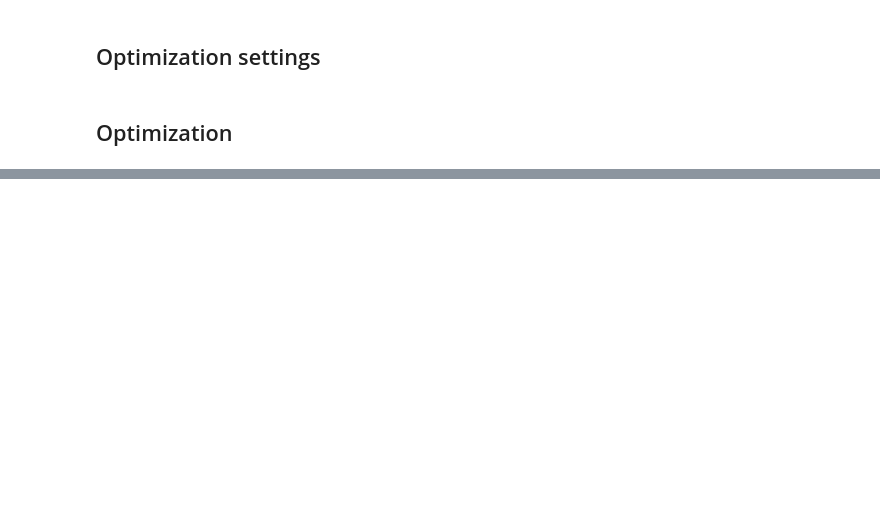
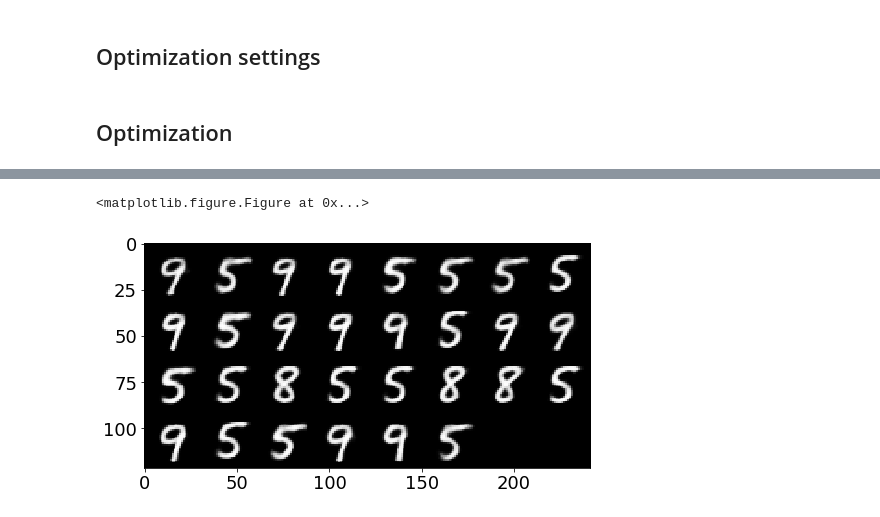
Before and after one commit to wittawatj/kernel-mod, a Jupyter notebook: ipynb/gan/mnist_opt.ipynb, the cells around one changed output, grey strips where cells are left out. Cells and saved outputs as stored; diff of their text form; code cells hidden in the pictures; blank space fills up the shorter version.

```diff
--- a/ipynb/gan/mnist_opt.ipynb
+++ b/ipynb/gan/mnist_opt.ipynb
@@ -94,6 +94,15 @@ def extractor(imgs):
     x = F.relu(F.max_pool2d(self.conv2(x), 2))
     x = x.view(-1, 320)
     return x
+
+def extractor_cls(imgs):
+    self = classifier
+    x = imgs
+    x = F.relu(F.max_pool2d(self.conv1(x), 2))
+    x = F.relu(F.max_pool2d(self.conv2_drop(self.conv2(x)), 2))
+    x = x.view(-1, 320)
+    x = F.relu(self.fc1(x))
+    return x
 # %% [markdown]
 ## Load generators
 # %% [markdown]
@@ -211,18 +214,12 @@ RuntimeError: CUDA error: out of memory
 ## Optimization settings
 # %%
 J = 30
-
-XYZ = np.vstack((X.cpu().data.numpy(), Y.cpu().data.numpy(), Z.cpu().data.numpy()))
-med = util.meddistance(XYZ, subsample=1000)
-gwidth0 = med
-Zp0 = torch.rand([J, 100]) - 0.5
-Zq0 = torch.rand([J, 20]) - 0.5
 
 gen_p = dcgan.module.forward
 gen_q = vae.decode
 trans_p = trans_dcgan
 trans_q = trans_vae
-featurizer = extractor
+featurizer = extractor_cls
 
 reg = 1e-4
 lam_z = 1e-6
@@ -233,6 +230,16 @@ Zp_lb= -(4.**2)
 Zp_ub= 50.**2
 Zq_lb= -(4.**2)
 Zq_ub= 50.**2
+
+X = featurizer(trans_dcgan(dcgan.sample(num_sample)))
+Y = featurizer(mnist_norm(vae_sample(vae, num_sample)))
+Z = featurizer(input_Z)
+
+XYZ = np.vstack((X.cpu().data.numpy(), Y.cpu().data.numpy(), Z.cpu().data.numpy()))
+med = util.meddistance(XYZ, subsample=1000)
+gwidth0 = med
+Zp0 = torch.rand([J, 100]) - 0.5
+Zq0 = torch.rand([J, 20]) - 0.5
 # %%
 def reg_z(Zp, Zq):
     eps = 0.  # 1e-10
@@ -307,7 +336,11 @@ plot.show_torch_imgs(gen_imgs.detach(), nrow=8, figsize=(8, 5), normalize=True)
 # %%
 gen_imgs = vae.decode(Zq).detach().view(-1, 1, 28, 28)
+Vq = featurizer(trans_q(gen_imgs))
 plt.figure(figsize=(8, 5))
 plot.show_torch_imgs(gen_imgs, nrow=8, figsize=(8, 5), normalize=True)
+# %% [output]
+<matplotlib.figure.Figure at 0x...>
+[figure, added]
 # %%
 print(Zp.max())
 print(Zp.min())
```
Also changed, not shown: parts of 10 cells of this notebook, 2 other files.
